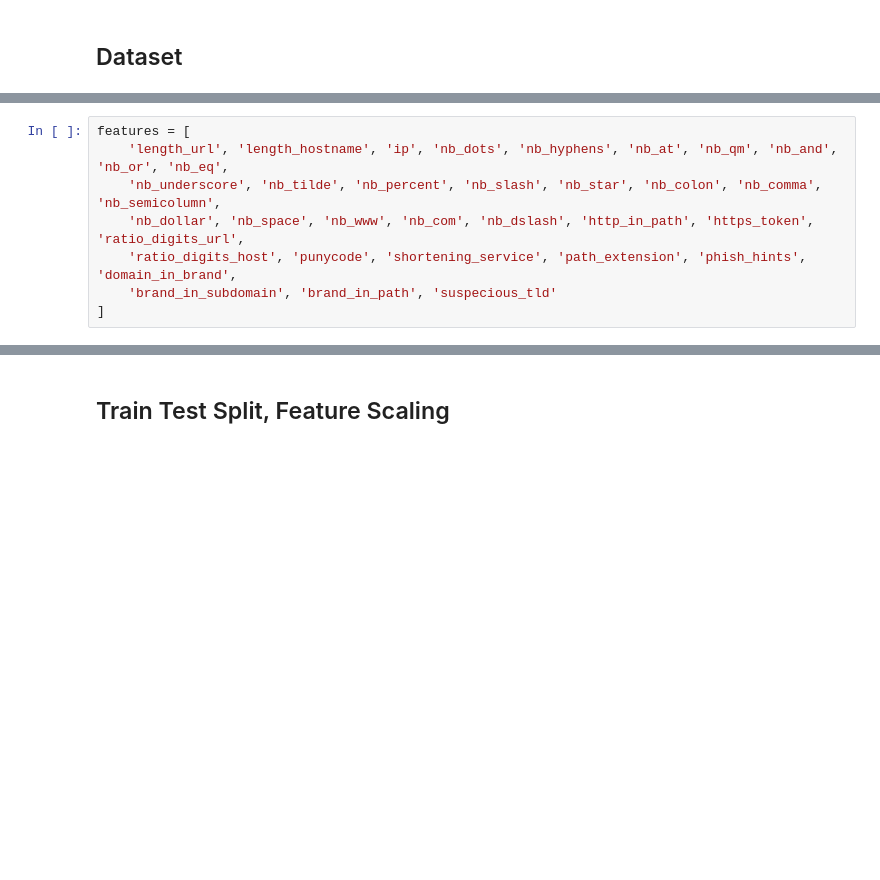
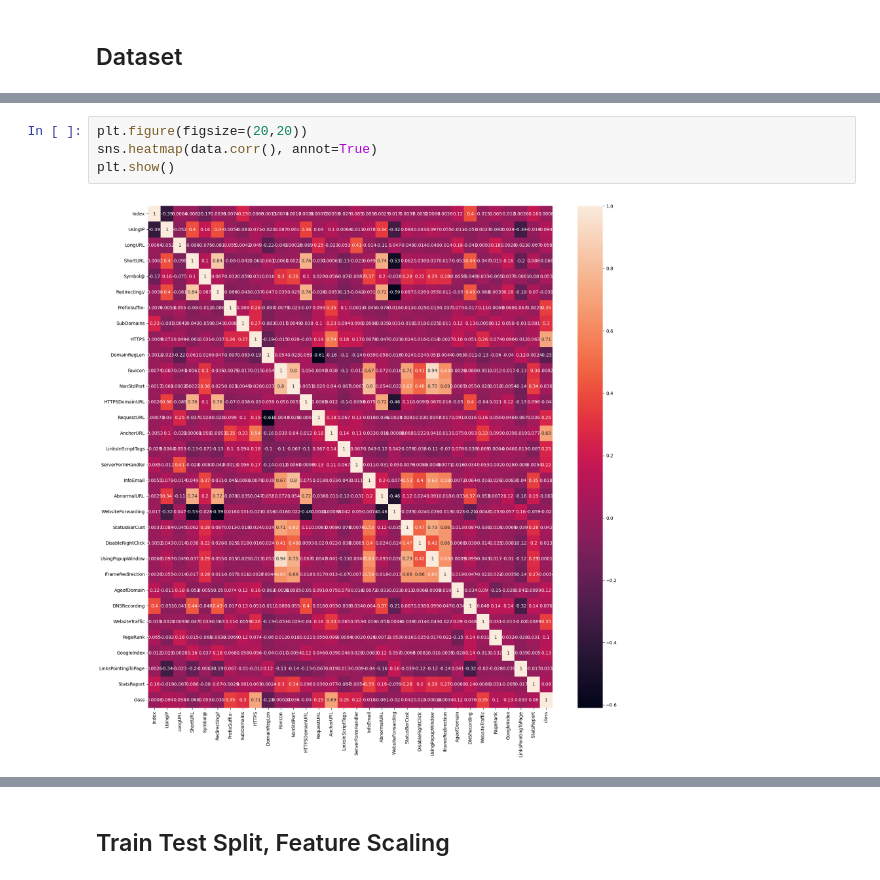
Before and after one commit to Mcube728/phishing-email-detection, a Jupyter notebook: phishing link detection.ipynb, the cells around one changed output, grey strips where cells are left out. Saved outputs shown, nothing was run; the diff lists cells and outputs as text; blank space fills up the shorter version.

```diff
--- a/phishing link detection.ipynb
+++ b/phishing link detection.ipynb
@@ -52,9 +84,7 @@ Name: count, dtype: int64
 # %%
-features = [
-    'length_url', 'length_hostname', 'ip', 'nb_dots', 'nb_hyphens', 'nb_at', 'nb_qm', 'nb_and', 'nb_or', 'nb_eq',
-    'nb_underscore', 'nb_tilde', 'nb_percent', 'nb_slash', 'nb_star', 'nb_colon', 'nb_comma', 'nb_semicolumn',
-    'nb_dollar', 'nb_space', 'nb_www', 'nb_com', 'nb_dslash', 'http_in_path', 'https_token', 'ratio_digits_url',
-    'ratio_digits_host', 'punycode', 'shortening_service', 'path_extension', 'phish_hints', 'domain_in_brand',
-    'brand_in_subdomain', 'brand_in_path', 'suspecious_tld'
-]
+plt.figure(figsize=(20,20))
+sns.heatmap(data.corr(), annot=True)
+plt.show()
+# %% [output]
+[figure, added]
 # %%
```
Also changed, not shown: parts of 32 cells of this notebook, 9 other files.
